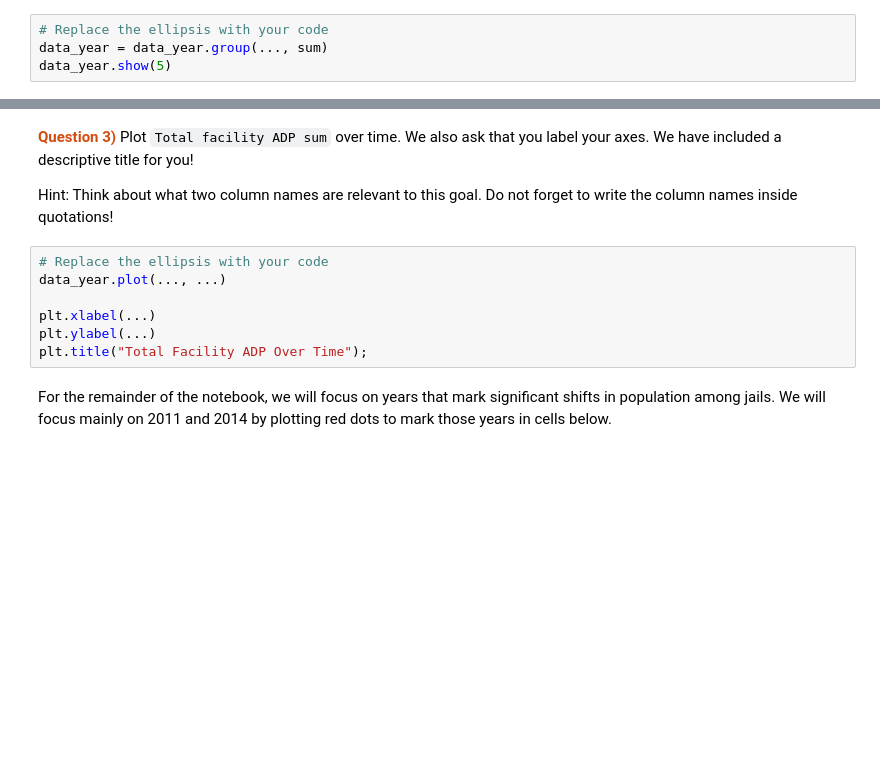
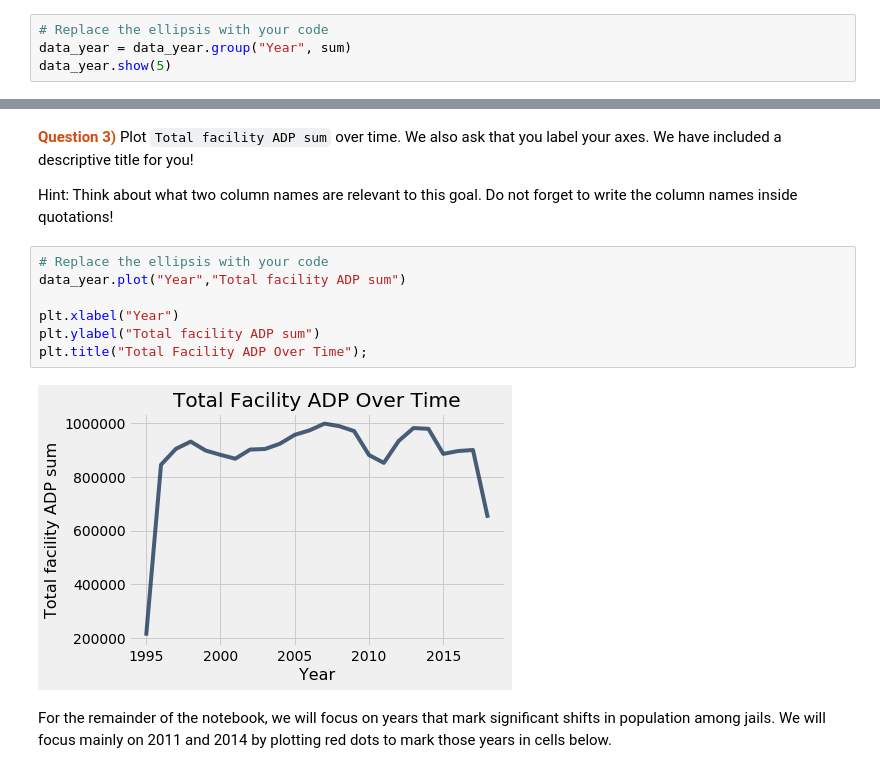
Before and after one commit to ds-modules/data-4ac, a Jupyter notebook: CAprisons/Lecture_2.ipynb, the cells around one changed output, grey strips where cells are left out. Cells and saved outputs as stored; diff of their text form; blank space fills up the shorter version.

```diff
--- a/CAprisons/Lecture_2.ipynb
+++ b/CAprisons/Lecture_2.ipynb
@@ -146,5 +180,5 @@ data_year= jail.select('Year','Unsentenced males', 'Unsentenced females','Senten
 <font color = #d14d0f>**Question 2)**</font> If we want to obtain yearly totals for each institution, what should we group by in the code below?
 # %%
 # Replace the ellipsis with your code
-data_year = data_year.group(..., sum)
+data_year = data_year.group("Year", sum)
 data_year.show(5)
@@ -158,11 +200,13 @@ As a refresher for plots, remember to use the `plot(x, y)` table function. Where
 Hint: Think about what two column names are relevant to this goal. Do not forget to write the column names inside quotations!
 # %%
 # Replace the ellipsis with your code
-data_year.plot(..., ...)
+data_year.plot("Year","Total facility ADP sum")
 
-plt.xlabel(...)
-plt.ylabel(...)
+plt.xlabel("Year")
+plt.ylabel("Total facility ADP sum")
 plt.title("Total Facility ADP Over Time");
+# %% [output]
+[figure, added]
 # %% [markdown]
 For the remainder of the notebook, we will focus on years that mark significant shifts in population among jails. We will focus mainly on 2011 and 2014 by plotting red dots to mark those years in cells below.
 # %% [markdown]
```
Also changed, not shown: parts of 27 cells of this notebook.
